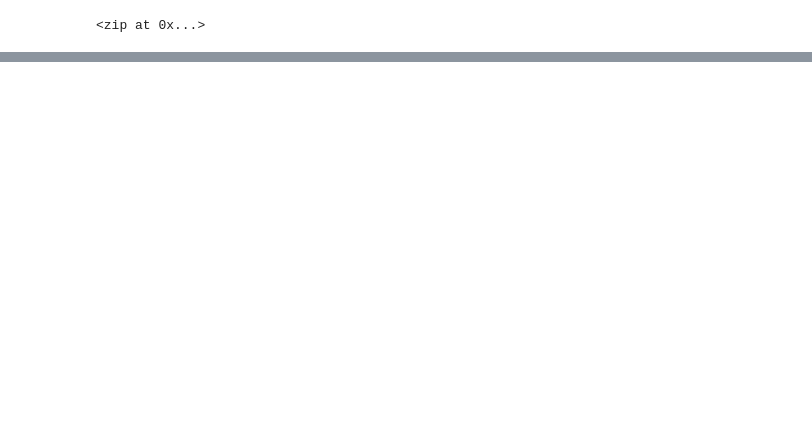
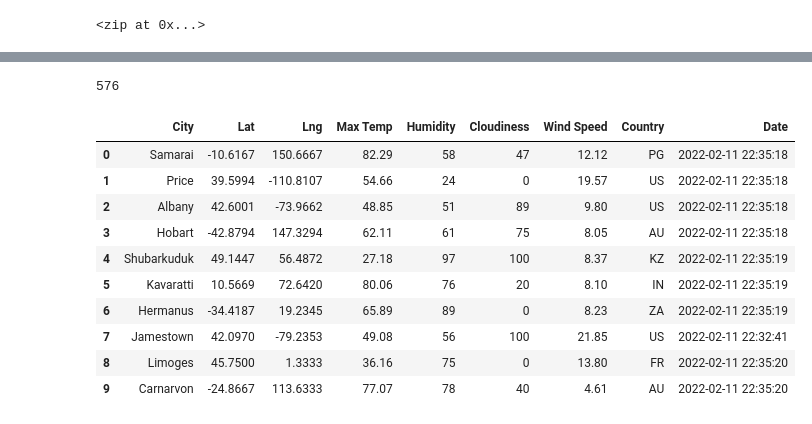
Before and after one commit to MyraJ2021/World_Weather_Analysis, a Jupyter notebook: WeatherPy.ipynb, the cells around one changed output, grey strips where cells are left out. Drawn from its saved outputs; the diff is of its cells as text; code cells hidden in the pictures; blank space fills up the shorter version.

Commit message:
Updated gitignore, WeatherPy.ipynb, and weather_data/cities.csv files.

```diff
--- a/WeatherPy.ipynb
+++ b/WeatherPy.ipynb
@@ -33,0 +34,13 @@ len(cities)
+# %%
+# Import the requests library.
+import requests
+
+# Import the API key.
+from config import weather_api_key
+
+# Starting URL for Weather Map API Call.
+url = "http://api.openweathermap.org/data/2.5/weather?units=Imperial&APPID=" + weather_api_key
+
+# Test url.
+test = requests.get(url)
+test
@@ -33,0 +133,20 @@ len(cities)
+# %%
+len(city_data)
+# %% [output]
+576
+# %%
+# Convert the array of dictionaries to a Pandas DataFrame.
+city_data_df = pd.DataFrame(city_data)
+city_data_df.head(10)
+# %% [output]
+|  | City | Lat | Lng | Max Temp | Humidity | Cloudiness | Wind Speed | Country | Date |
+| 0 | Samarai | -10.6167 | 150.6667 | 82.29 | 58 | 47 | 12.12 | PG | 2022-02-11 22:35:18 |
+| 1 | Price | 39.5994 | -110.8107 | 54.66 | 24 | 0 | 19.57 | US | 2022-02-11 22:35:18 |
+| 2 | Albany | 42.6001 | -73.9662 | 48.85 | 51 | 89 | 9.80 | US | 2022-02-11 22:35:18 |
+| 3 | Hobart | -42.8794 | 147.3294 | 62.11 | 61 | 75 | 8.05 | AU | 2022-02-11 22:35:18 |
+| 4 | Shubarkuduk | 49.1447 | 56.4872 | 27.18 | 97 | 100 | 8.37 | KZ | 2022-02-11 22:35:19 |
+| 5 | Kavaratti | 10.5669 | 72.6420 | 80.06 | 76 | 20 | 8.10 | IN | 2022-02-11 22:35:19 |
+| 6 | Hermanus | -34.4187 | 19.2345 | 65.89 | 89 | 0 | 8.23 | ZA | 2022-02-11 22:35:19 |
+| 7 | Jamestown | 42.0970 | -79.2353 | 49.08 | 56 | 100 | 21.85 | US | 2022-02-11 22:32:41 |
+| 8 | Limoges | 45.7500 | 1.3333 | 36.16 | 75 | 0 | 13.80 | FR | 2022-02-11 22:35:20 |
+| 9 | Carnarvon | -24.8667 | 113.6333 | 77.07 | 78 | 40 | 4.61 | AU | 2022-02-11 22:35:20 |
```
Also changed, not shown: parts of 6 cells of this notebook, 2 other files.
